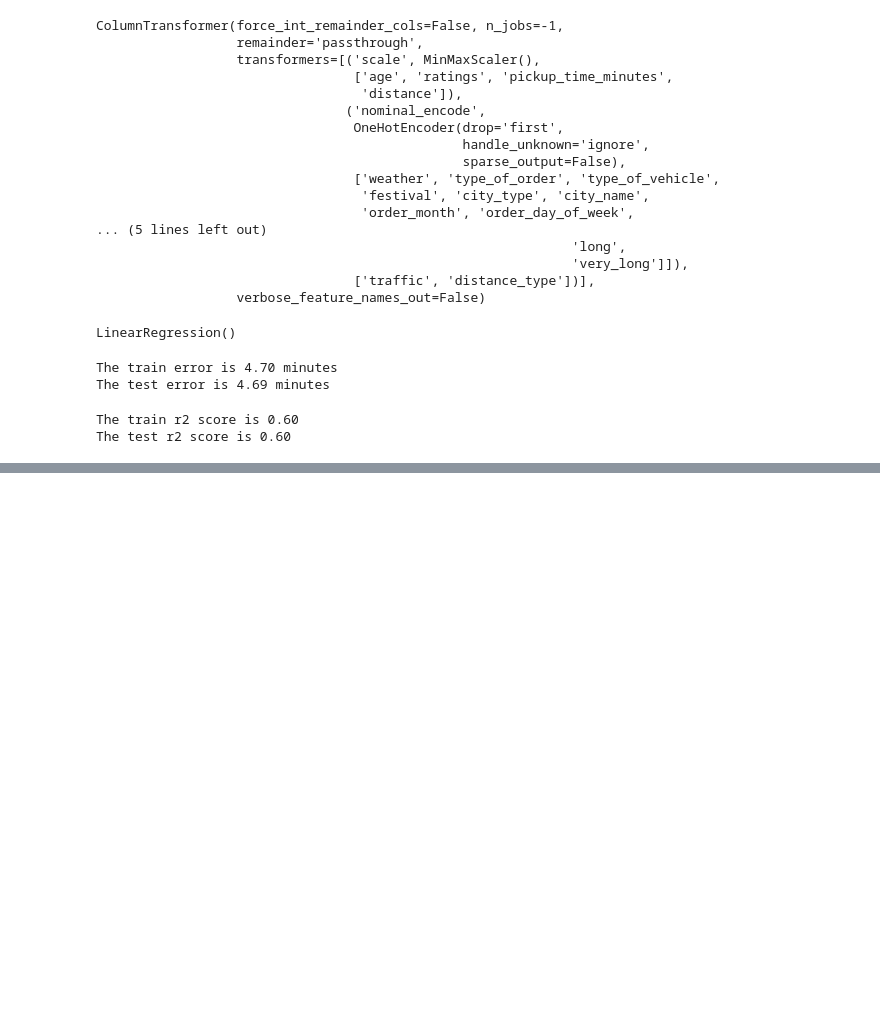
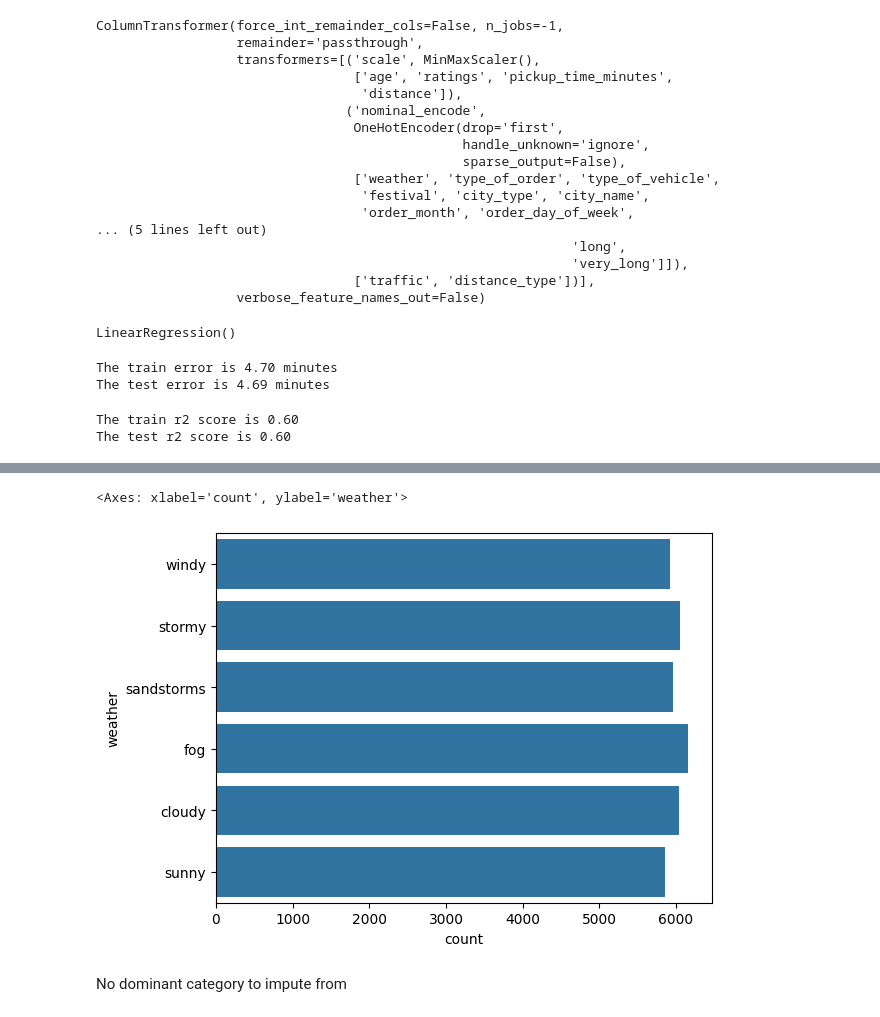
Before and after one commit to gulamkibria775/ML_Project, a Jupyter notebook: Swiggy_Delivery_Time_Prediction/notebooks/base_line.ipynb, the cells around one changed output, grey strips where cells are left out. Cells and saved outputs as stored; diff of their text form; code cells hidden in the pictures; blank space fills up the shorter version.

```diff
--- a/Swiggy_Delivery_Time_Prediction/notebooks/base_line.ipynb
+++ b/Swiggy_Delivery_Time_Prediction/notebooks/base_line.ipynb
@@ -290,0 +371,7 @@ dtype: int64
+# %%
+sns.countplot(X_train['weather'])
+# %% [output]
+<Axes: xlabel='count', ylabel='weather'>
+[figure, added]
+# %% [markdown]
+No dominant category to impute from
```
Also changed, not shown: parts of 80 cells of this notebook, 43 other files.
